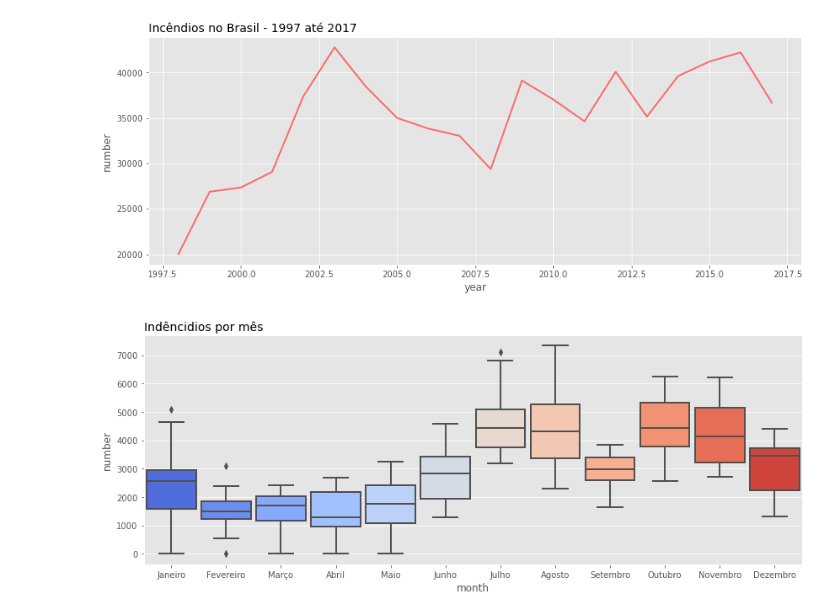
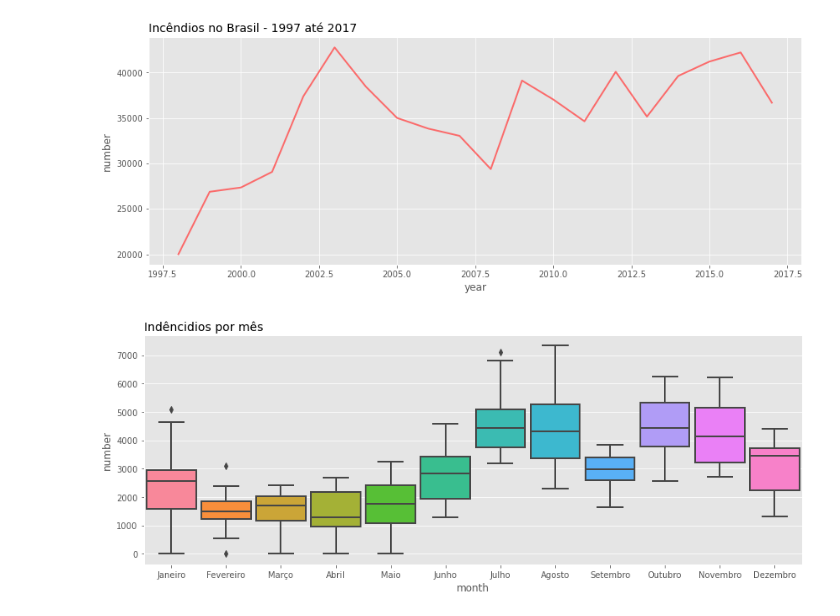
Before and after one commit to cyrogabrielcc/incendios_florestais, a Jupyter notebook: notebook.ipynb, the cells around one changed output. Cells and saved outputs as stored; diff of their text form; code cells hidden in the pictures.

```diff
--- a/notebook.ipynb
+++ b/notebook.ipynb
@@ -45,15 +45,15 @@ sns.lineplot(data=por_ano, x='year', y='number', estimator='sum', lw=2, color='#
 # %%
 por_mes_ano = df.groupby(by=['month', 'year']).sum().reset_index()
 plt.figure(figsize=(14,5))
 plt.title( 'Indêncidios por mês', loc='left', fontsize=14 )
 
 sns.boxplot(data=por_mes_ano,
             x='month',
             y='number',
-            palette = 'coolwarm',
             saturation = 1,
             width=0.9,
             linewidth=2,
-            order=['Janeiro', 'Fevereiro', 'Março', 'Abril', 'Maio', 'Junho', 'Julho', 'Agosto', 'Setembro', 'Outubro', 'Novembro', 'Dezembro']);
+            order=['Janeiro', 'Fevereiro', 'Março', 'Abril', 'Maio', 'Junho',
+                   'Julho', 'Agosto', 'Setembro', 'Outubro', 'Novembro', 'Dezembro']);
 # %% [output]
-[figure, old version]
+[figure, new version]
```
Also changed, not shown: parts of 1 cell of this notebook.
